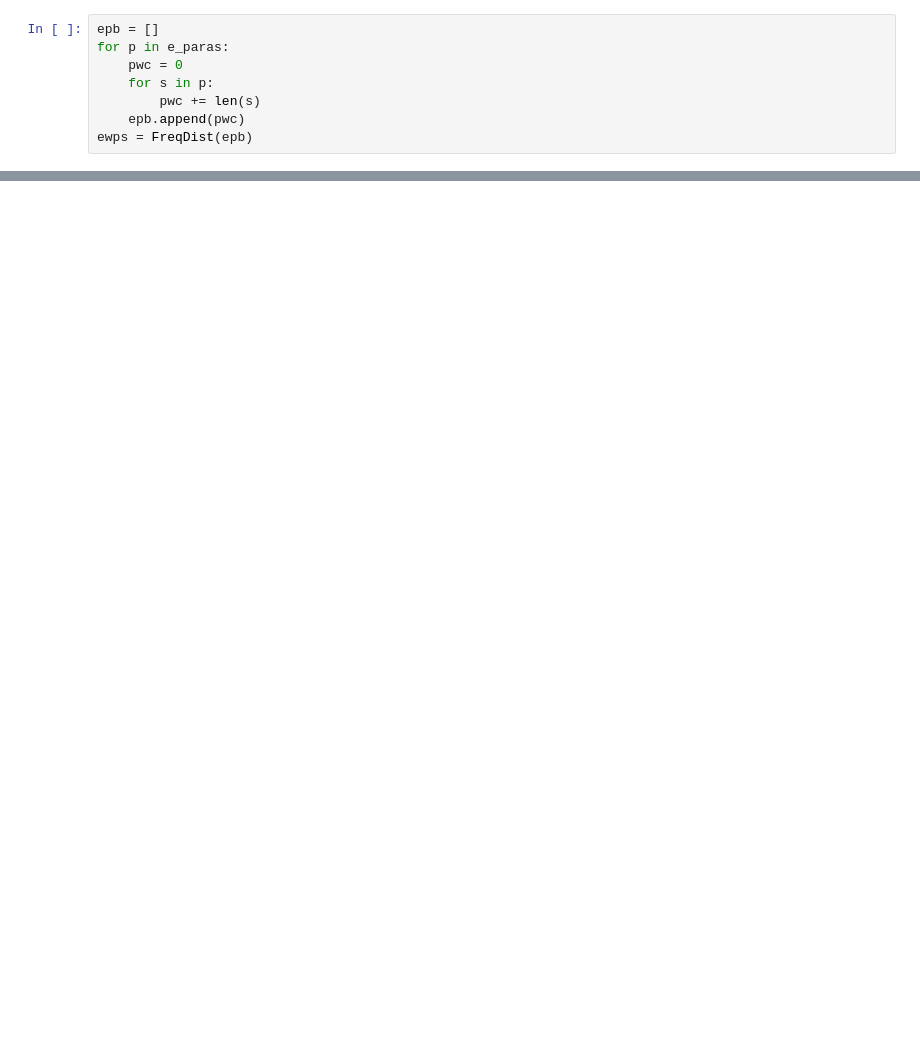
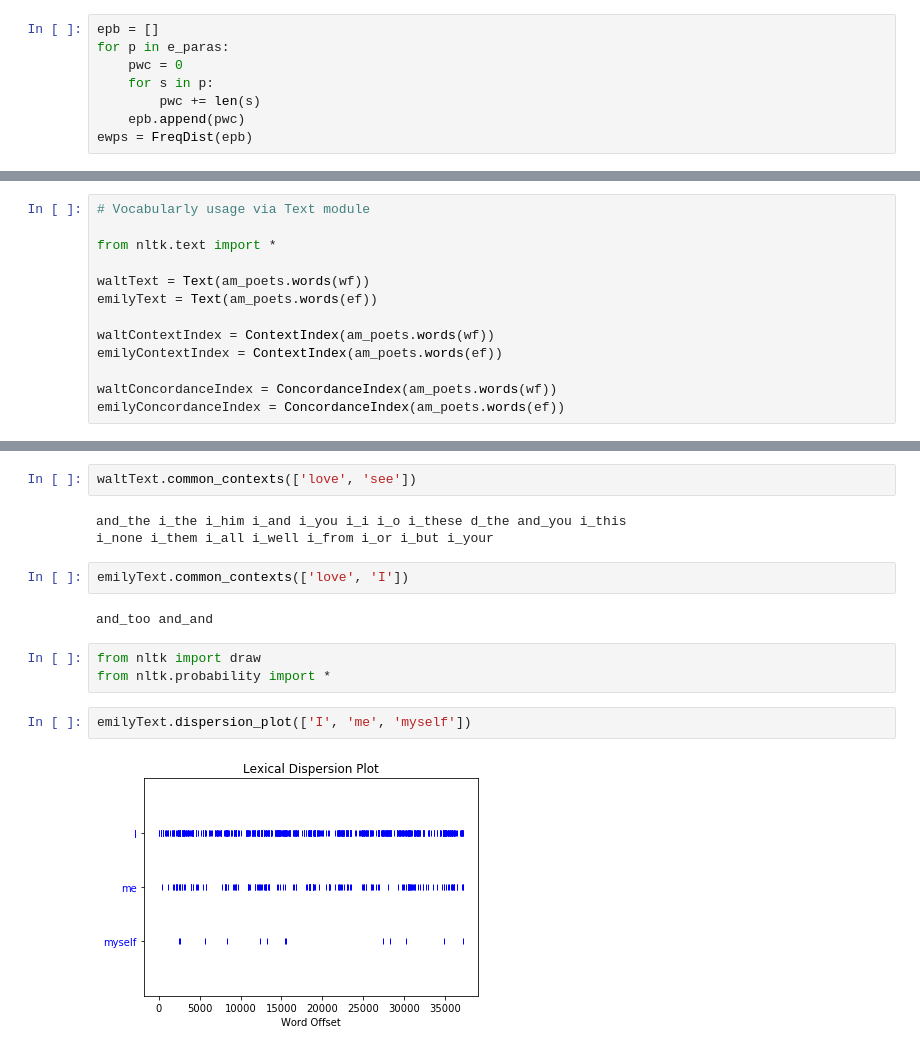
Before and after one commit to unmrds/cc-nlp, a Jupyter notebook: 02_Python_NLP_Tutorial.ipynb, the cells around one changed output, grey strips where cells are left out. Cells and saved outputs as stored; diff of their text form; blank space fills up the shorter version.

```diff
--- a/02_Python_NLP_Tutorial.ipynb
+++ b/02_Python_NLP_Tutorial.ipynb
@@ -331,0 +718,13 @@ ewps.plot(20)
+# %%
+# Vocabularly usage via Text module
+
+from nltk.text import *
+
+waltText = Text(am_poets.words(wf))
+emilyText = Text(am_poets.words(ef))
+
+waltContextIndex = ContextIndex(am_poets.words(wf))
+emilyContextIndex = ContextIndex(am_poets.words(ef))
+
+waltConcordanceIndex = ConcordanceIndex(am_poets.words(wf))
+emilyConcordanceIndex = ConcordanceIndex(am_poets.words(ef))
@@ -331,0 +781,16 @@ ewps.plot(20)
+# %%
+waltText.common_contexts(['love', 'see'])
+# %% [output]
+and_the i_the i_him i_and i_you i_i i_o i_these d_the and_you i_this
+i_none i_them i_all i_well i_from i_or i_but i_your
+# %%
+emilyText.common_contexts(['love', 'I'])
+# %% [output]
+and_too and_and
+# %%
+from nltk import draw
+from nltk.probability import *
+# %%
+emilyText.dispersion_plot(['I', 'me', 'myself'])
+# %% [output]
+[figure, added]
```
Also changed, not shown: parts of 119 cells of this notebook, 2 other files.
